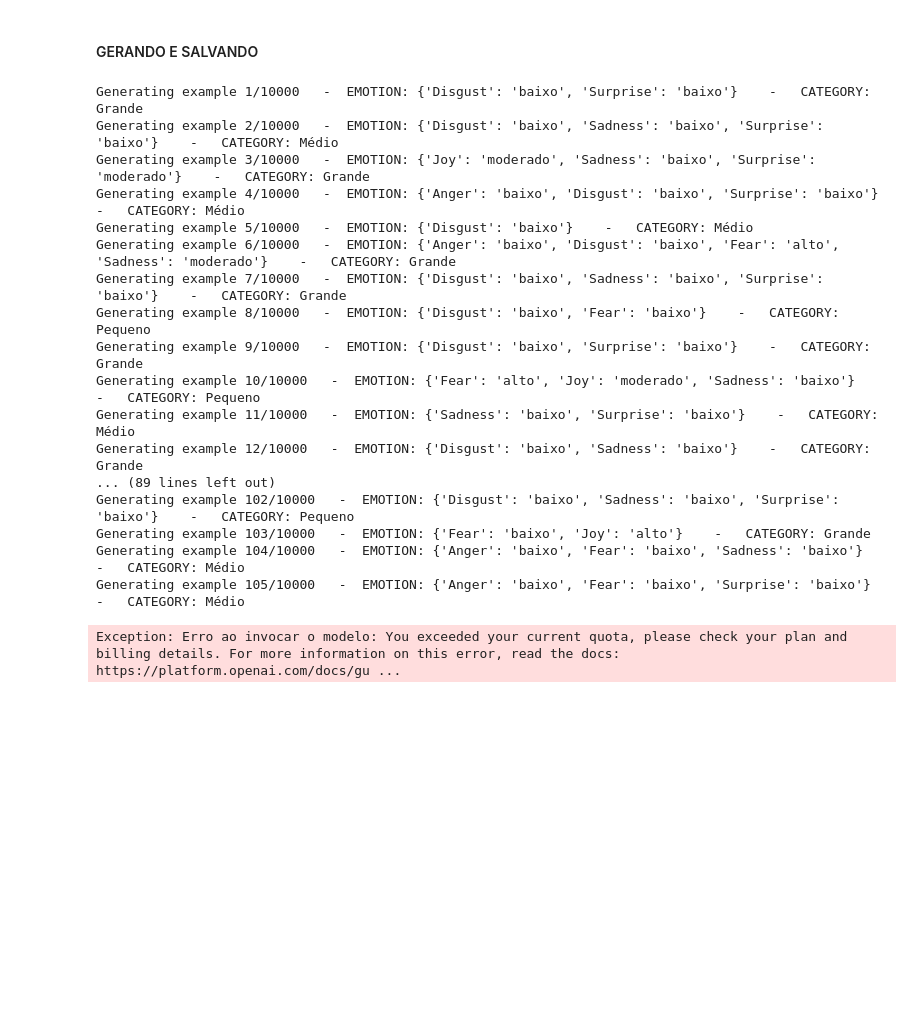
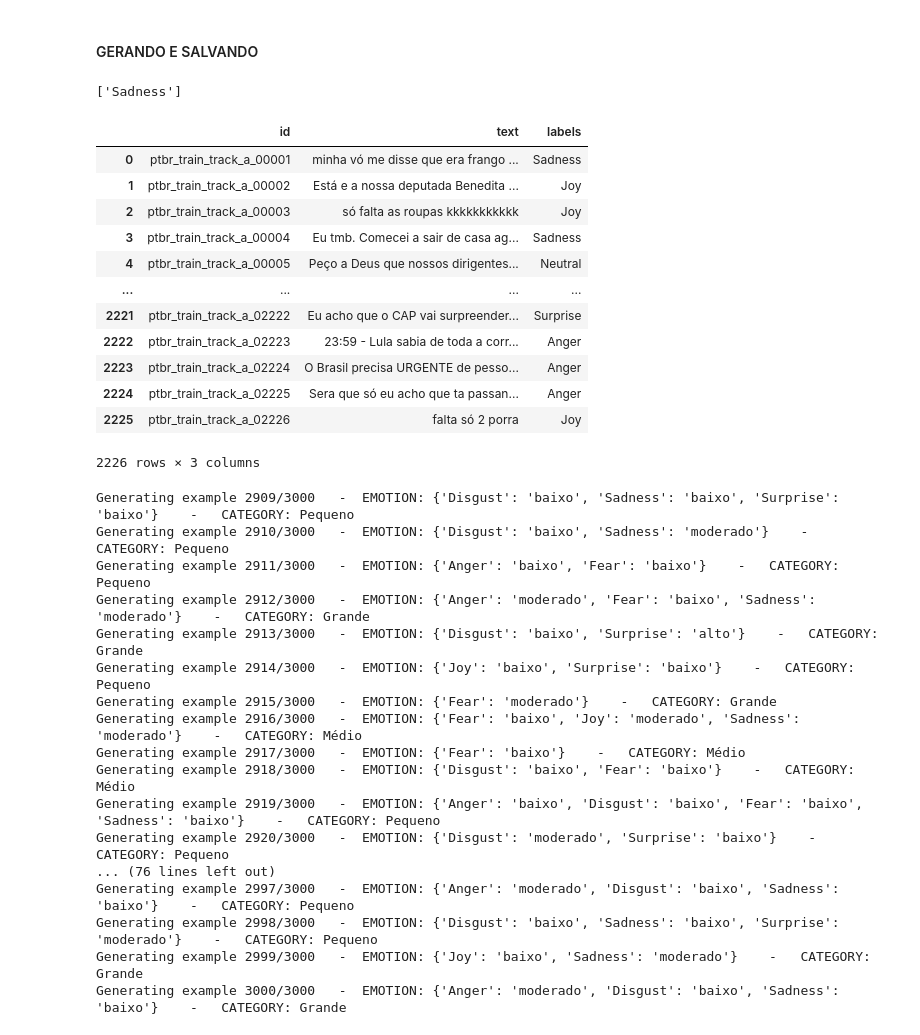
Before and after one commit to arturnovais/Emotion-Detection---SemEval-2025-Task-11, a Jupyter notebook: synthetic_data.ipynb, the cells around one changed output. Saved outputs shown, nothing was run; the diff lists cells and outputs as text; code cells hidden in the pictures; blank space fills up the shorter version.

```diff
--- a/synthetic_data.ipynb
+++ b/synthetic_data.ipynb
@@ -233,0 +226,4 @@ n_examples = 10000
+# %%
+df['labels'].iloc[0].split()
+# %% [output]
+['Sadness']
@@ -234,13 +246,29 @@ n_examples = 10000
+# %%
+df
+# %% [output]
+|  | id | text | labels |
+| 0 | ptbr_train_track_a_00001 | minha vó me disse que era frango ... | Sadness |
+| 1 | ptbr_train_track_a_00002 | Está e a nossa deputada Benedita ... | Joy |
+| 2 | ptbr_train_track_a_00003 | só falta as roupas kkkkkkkkkkk | Joy |
+| 3 | ptbr_train_track_a_00004 | Eu tmb. Comecei a sair de casa ag... | Sadness |
+| 4 | ptbr_train_track_a_00005 | Peço a Deus que nossos dirigentes... | Neutral |
+| ... | ... | ... | ... |
+| 2221 | ptbr_train_track_a_02222 | Eu acho que o CAP vai surpreender... | Surprise |
+| 2222 | ptbr_train_track_a_02223 | 23:59 - Lula sabia de toda a corr... | Anger |
+| 2223 | ptbr_train_track_a_02224 | O Brasil precisa URGENTE de pesso... | Anger |
+| 2224 | ptbr_train_track_a_02225 | Sera que só eu acho que ta passan... | Anger |
+| 2225 | ptbr_train_track_a_02226 | falta só 2 porra | Joy |
+2226 rows × 3 columns
 # %%
 i = len(data)
-for n in range(n_examples):
-    intensity_emotion, sampled_category = amostra_categoria_e_emocao(emotion_counts, category_counts, intensity_counts)
+for n in range(i, n_examples):
+    intensity_emotion , sampled_category = amostra_categoria_e_emocao(emotion_counts, category_counts, intensity_counts)
+
+    #intensity_emotion = get_emotion_intensity_by_index(i)
 
     print(f"Generating example {n+1}/{n_examples}   -  EMOTION: {intensity_emotion}    -   CATEGORY: {sampled_category}")
 
-
     prompt = get_prompt(intensity_emotion, sampled_category, df)
-
     text = llm.invoke(prompt)
 
     example_id = f'synthetic_{n}'
@@ -248,7 +276,7 @@ for n in range(n_examples):
     emotions = { "Anger": 0, "Disgust": 0, "Fear": 0, "Joy": 0, "Sadness": 0, "Surprise": 0 }
 
     for emotion, intensity in intensity_emotion.items():
-        if intensity in ["baixo", "moderado", "alto"]:
+        if intensity in ["baixo", "moderado", "alto"] and emotion != "Neutral":
             emotions[emotion] = 1
 
 
@@ -261,26 +289,26 @@ for n in range(n_examples):
     data[str(n)] = entry
     json_controller.save_data(data)
 
-    time.sleep(4)
+    #time.sleep(1)
+    i += 1
 # %% [output]
-Generating example 1/10000   -  EMOTION: {'Disgust': 'baixo', 'Surprise': 'baixo'}    -   CATEGORY: Grande
-Generating example 2/10000   -  EMOTION: {'Disgust': 'baixo', 'Sadness': 'baixo', 'Surprise': 'baixo'}    -   CATEGORY: Médio
-Generating example 3/10000   -  EMOTION: {'Joy': 'moderado', 'Sadness': 'baixo', 'Surprise': 'moderado'}    -   CATEGORY: Grande
-Generating example 4/10000   -  EMOTION: {'Anger': 'baixo', 'Disgust': 'baixo', 'Surprise': 'baixo'}    -   CATEGORY: Médio
-Generating example 5/10000   -  EMOTION: {'Disgust': 'baixo'}    -   CATEGORY: Médio
-Generating example 6/10000   -  EMOTION: {'Anger': 'baixo', 'Disgust': 'baixo', 'Fear': 'alto', 'Sadness': 'moderado'}    -   CATEGORY: Grande
-Generating example 7/10000   -  EMOTION: {'Disgust': 'baixo', 'Sadness': 'baixo', 'Surprise': 'baixo'}    -   CATEGORY: Grande
-Generating example 8/10000   -  EMOTION: {'Disgust': 'baixo', 'Fear': 'baixo'}    -   CATEGORY: Pequeno
-Generating example 9/10000   -  EMOTION: {'Disgust': 'baixo', 'Surprise': 'baixo'}    -   CATEGORY: Grande
-Generating example 10/10000   -  EMOTION: {'Fear': 'alto', 'Joy': 'moderado', 'Sadness': 'baixo'}    -   CATEGORY: Pequeno
-Generating example 11/10000   -  EMOTION: {'Sadness': 'baixo', 'Surprise': 'baixo'}    -   CATEGORY: Médio
-Generating example 12/10000   -  EMOTION: {'Disgust': 'baixo', 'Sadness': 'baixo'}    -   CATEGORY: Grande
-... (89 lines left out)
-Generating example 102/10000   -  EMOTION: {'Disgust': 'baixo', 'Sadness': 'baixo', 'Surprise': 'baixo'}    -   CATEGORY: Pequeno
-Generating example 103/10000   -  EMOTION: {'Fear': 'baixo', 'Joy': 'alto'}    -   CATEGORY: Grande
-Generating example 104/10000   -  EMOTION: {'Anger': 'baixo', 'Fear': 'baixo', 'Sadness': 'baixo'}    -   CATEGORY: Médio
-Generating example 105/10000   -  EMOTION: {'Anger': 'baixo', 'Fear': 'baixo', 'Surprise': 'baixo'}    -   CATEGORY: Médio
+Generating example 2909/3000   -  EMOTION: {'Disgust': 'baixo', 'Sadness': 'baixo', 'Surprise': 'baixo'}    -   CATEGORY: Pequeno
+Generating example 2910/3000   -  EMOTION: {'Disgust': 'baixo', 'Sadness': 'moderado'}    -   CATEGORY: Pequeno
+Generating example 2911/3000   -  EMOTION: {'Anger': 'baixo', 'Fear': 'baixo'}    -   CATEGORY: Pequeno
+Generating example 2912/3000   -  EMOTION: {'Anger': 'moderado', 'Fear': 'baixo', 'Sadness': 'moderado'}    -   CATEGORY: Grande
+Generating example 2913/3000   -  EMOTION: {'Disgust': 'baixo', 'Surprise': 'alto'}    -   CATEGORY: Grande
+Generating example 2914/3000   -  EMOTION: {'Joy': 'baixo', 'Surprise': 'baixo'}    -   CATEGORY: Pequeno
+Generating example 2915/3000   -  EMOTION: {'Fear': 'moderado'}    -   CATEGORY: Grande
+Generating example 2916/3000   -  EMOTION: {'Fear': 'baixo', 'Joy': 'moderado', 'Sadness': 'moderado'}    -   CATEGORY: Médio
+Generating example 2917/3000   -  EMOTION: {'Fear': 'baixo'}    -   CATEGORY: Médio
+Generating example 2918/3000   -  EMOTION: {'Disgust': 'baixo', 'Fear': 'baixo'}    -   CATEGORY: Médio
+Generating example 2919/3000   -  EMOTION: {'Anger': 'baixo', 'Disgust': 'baixo', 'Fear': 'baixo', 'Sadness': 'baixo'}    -   CATEGORY: Pequeno
+Generating example 2920/3000   -  EMOTION: {'Disgust': 'moderado', 'Surprise': 'baixo'}    -   CATEGORY: Pequeno
+... (76 lines left out)
+Generating example 2997/3000   -  EMOTION: {'Anger': 'moderado', 'Disgust': 'baixo', 'Sadness': 'baixo'}    -   CATEGORY: Pequeno
+Generating example 2998/3000   -  EMOTION: {'Disgust': 'baixo', 'Sadness': 'baixo', 'Surprise': 'moderado'}    -   CATEGORY: Pequeno
+Generating example 2999/3000   -  EMOTION: {'Joy': 'baixo', 'Sadness': 'moderado'}    -   CATEGORY: Grande
+Generating example 3000/3000   -  EMOTION: {'Anger': 'moderado', 'Disgust': 'baixo', 'Sadness': 'baixo'}    -   CATEGORY: Grande
-Exception: Erro ao invocar o modelo: You exceeded your current quota, please check your plan and billing details. For more information on this error, read the docs: https://platform.openai.com/docs/gu ...
 # %%
 #todo: criar loop para geração dos dados
 #todo estruturar prompt
```
Also changed, not shown: parts of 15 cells of this notebook.
